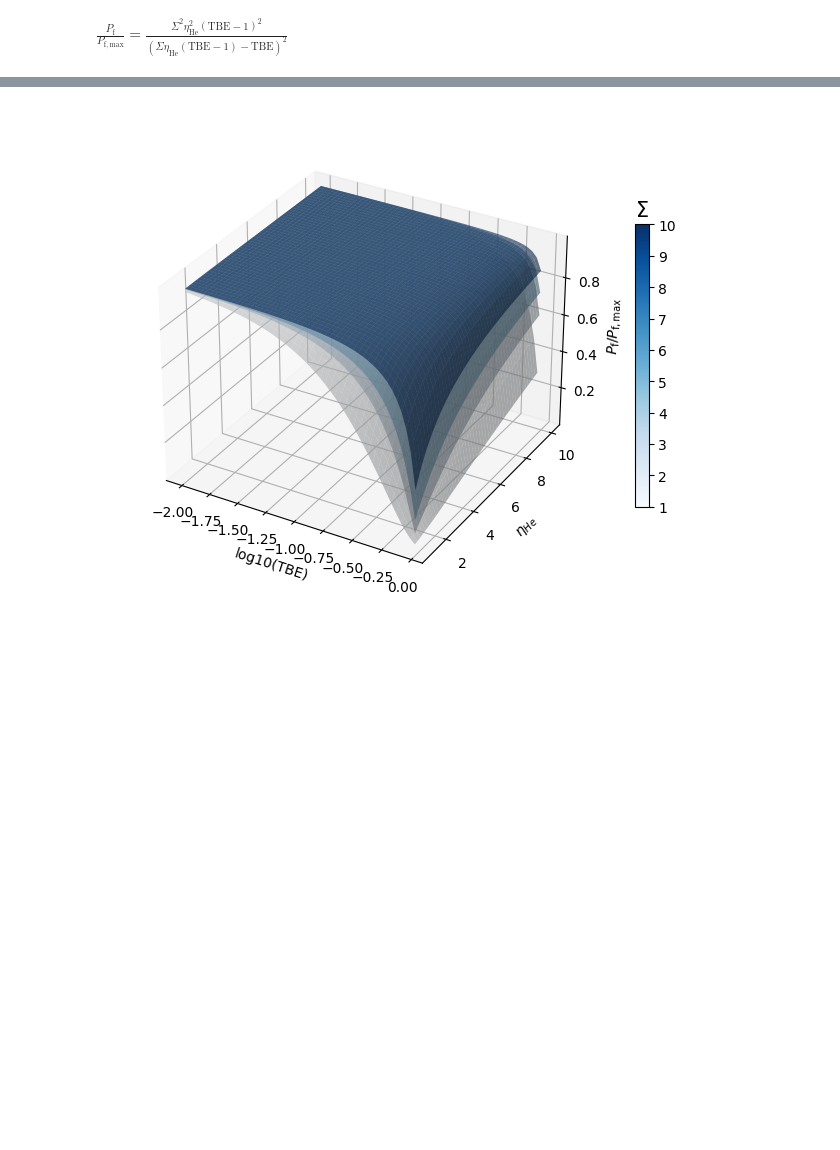
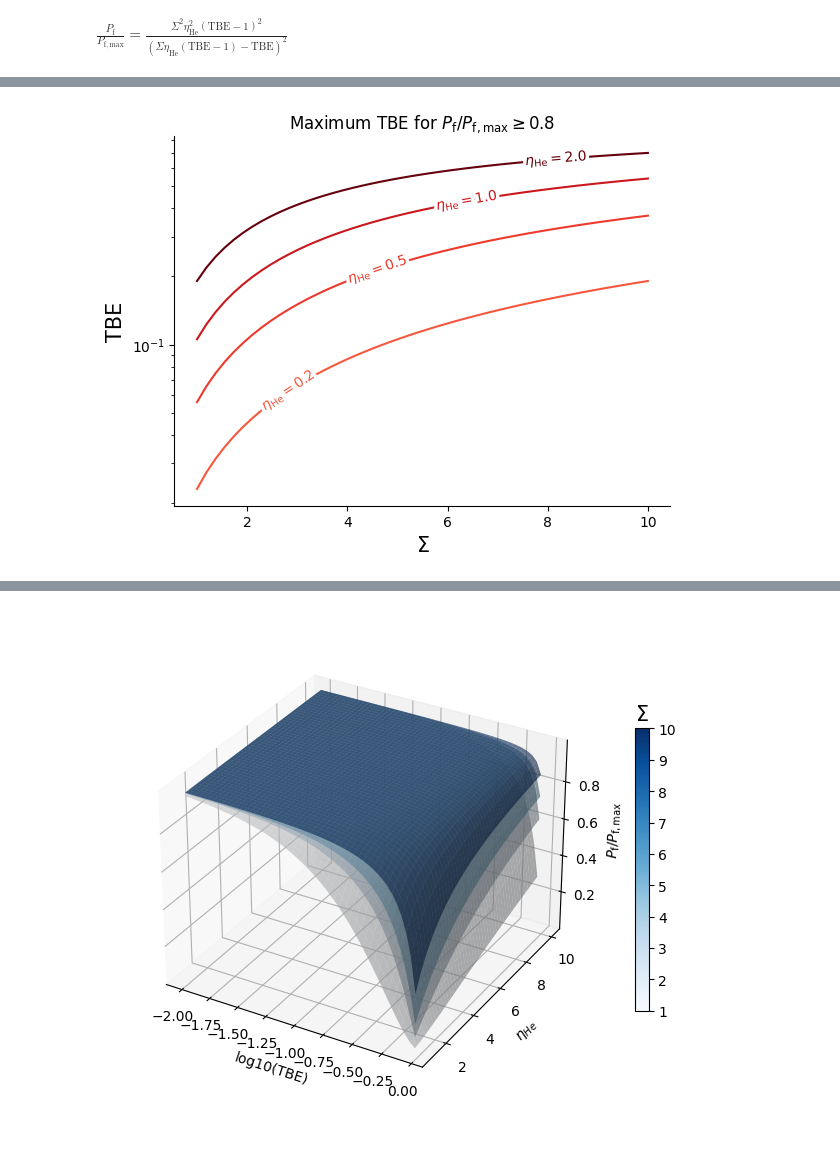
Before and after one commit to RemDelaporteMathurin/tritium-burn-fraction, a Jupyter notebook: graphs.ipynb, the cells around one changed output, grey strips where cells are left out. Saved outputs shown, nothing was run; the diff lists cells and outputs as text; code cells hidden in the pictures; blank space fills up the shorter version.

```diff
--- a/graphs.ipynb
+++ b/graphs.ipynb
@@ -322,0 +376,39 @@ for sigma_val in sigma_values:
+# %%
+tbe_values = np.logspace(-2, -0.05)
+sigma_values = np.linspace(1, 10)
+eta_he_values = [0.2, 0.5, 1.0, 2.0]
+plt.figure()
+
+for eta_he_val in eta_he_values:
+    # replace power ratio by 0.8
+    power_ratio_80percent = power_ratio_vs_sigma_eta_he.subs(P_f / P_f_max, 0.8)
+
+    # solve for TBE
+    requiredTBE = sp.solve(power_ratio_80percent, tbe)[0]
+
+    # convert to function
+    requiredTBE = sp.lambdify(((sigma, eta_he),), requiredTBE)
+
+    # plot
+    plt.plot(
+        sigma_values,
+        requiredTBE(
+            (
+                sigma_values,
+                eta_he_val,
+            )
+        ),
+        color=cm.Reds(norm(eta_he_val)),
+        label="$\eta_\mathrm{He} = $" + f"{eta_he_val:.1f}"
+    )
+
+plt.yscale("log")
+
+plt.xlabel("$\Sigma$", fontsize=15)
+plt.ylabel("TBE", fontsize=15)
+plt.title("Maximum TBE for $P_\mathrm{f}/P_\mathrm{f, max} \geq 0.8$")
+labelLines(plt.gca().get_lines(), zorder=2.5)
+plt.gca().spines.right.set_visible(False)
+plt.gca().spines.top.set_visible(False)
+# %% [output]
+[figure, added]
```
Also changed, not shown: parts of 6 cells of this notebook.
